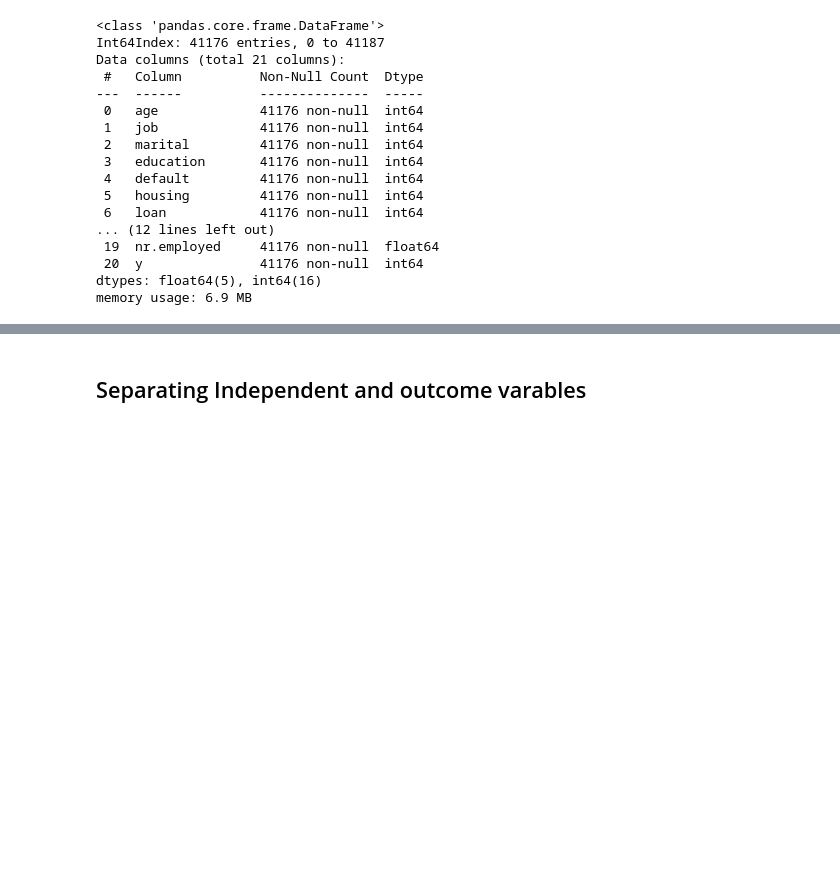
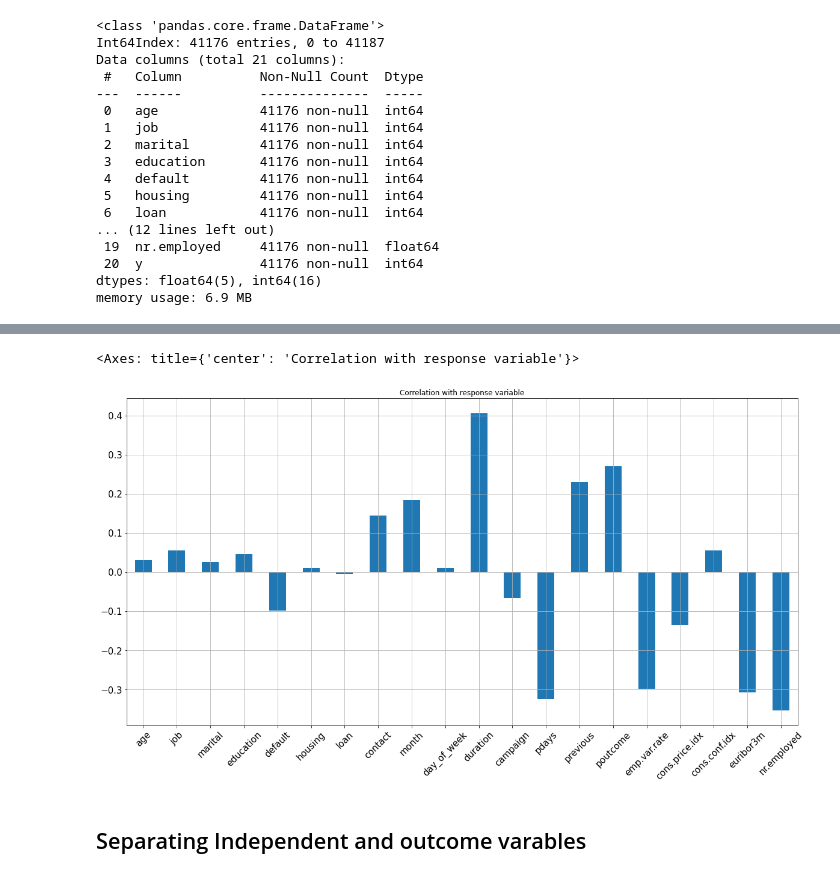
Before and after one commit to ChitraChaudhari/Bank-Marketing-campaign-, a Jupyter notebook: DG_BankMarketing_ModelBuilding.ipynb, the cells around one changed output, grey strips where cells are left out. Cells and saved outputs as stored; diff of their text form; code cells hidden in the pictures; blank space fills up the shorter version.

```diff
--- a/DG_BankMarketing_ModelBuilding.ipynb
+++ b/DG_BankMarketing_ModelBuilding.ipynb
@@ -134,3 +140,9 @@ memory usage: 6.9 MB
+# %%
+baf_df.drop(columns = ['y']).corrwith(baf_df.y).plot.bar(
+                        figsize=(20,10), title='Correlation with response variable', fontsize=15, rot=45, grid=True)
+# %% [output]
+<Axes: title={'center': 'Correlation with response variable'}>
+[figure, added]
 # %% [markdown]
 ## Separating Independent and outcome varables
 # %%
```
Also changed, not shown: parts of 10 cells of this notebook, 1 other file.
